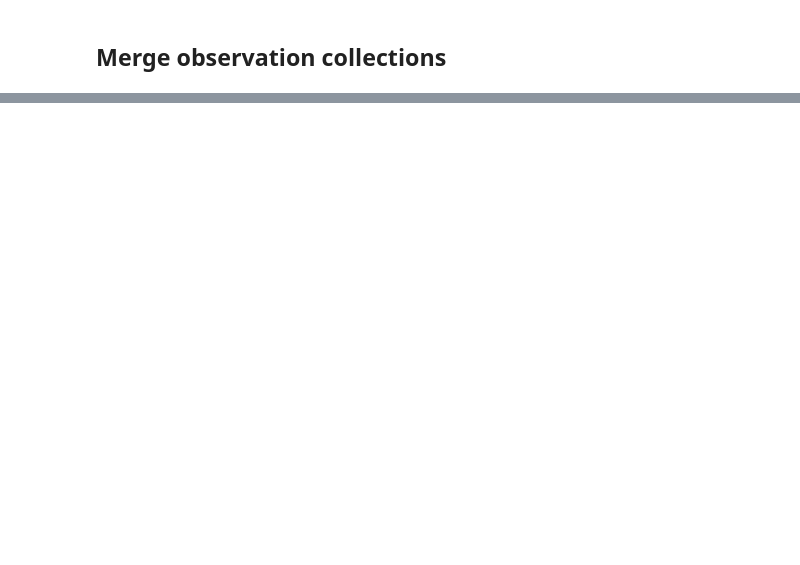
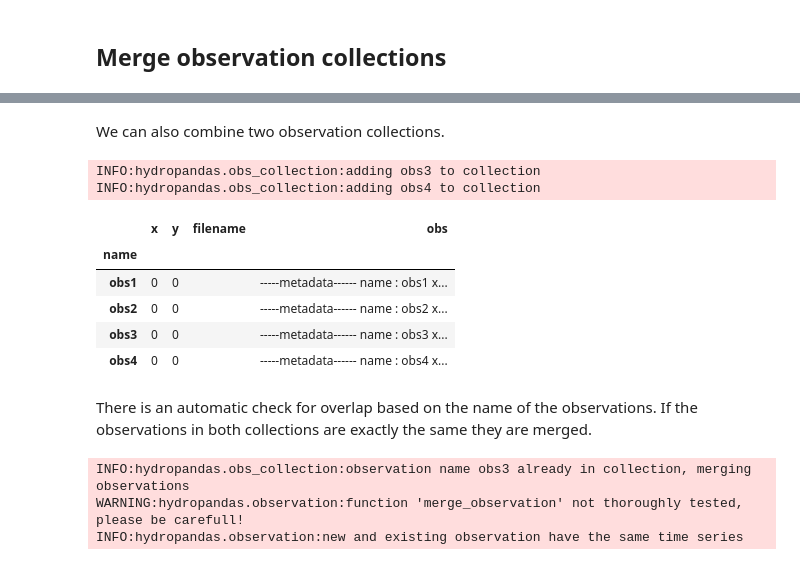
Before and after one commit to ArtesiaWater/hydropandas, a Jupyter notebook: examples/04_merging_observations.ipynb, the cells around one changed output, grey strips where cells are left out. Saved outputs shown, nothing was run; the diff lists cells and outputs as text; code cells hidden in the pictures; blank space fills up the shorter version.

```diff
--- a/examples/04_merging_observations.ipynb
+++ b/examples/04_merging_observations.ipynb
@@ -242,3 +242,7 @@ WARNING:hydropandas.observation:timeseries of observation obs6 overlap with diff
 | 2020-01-08 | 5 |  | NaN |
 # %% [markdown]
 ## Merge observation collections<a id=mergeoc></a>
+# %%
+# create an observation collection
+oc1 = hpd.ObsCollection.from_list([o1])
+oc1
@@ -244,0 +255,3 @@ WARNING:hydropandas.observation:timeseries of observation obs6 overlap with diff
+# %%
+oc1.add_observation(o2)
+oc1
@@ -244,0 +264,28 @@ WARNING:hydropandas.observation:timeseries of observation obs6 overlap with diff
+# %% [markdown]
+We can also combine two observation collections.
+# %%
+# create another observation collection
+oc2 = hpd.ObsCollection.from_list([o3, o4])
+oc2
+
+# add the collection to the previous one
+oc1.add_obs_collection(oc2, inplace=True)
+oc1
+# %% [output]
+INFO:hydropandas.obs_collection:adding obs3 to collection
+INFO:hydropandas.obs_collection:adding obs4 to collection
+|  | x | y | filename | obs |
+| name |  |  |  |  |
+| obs1 | 0 | 0 |  | -----metadata------ name : obs1 x... |
+| obs2 | 0 | 0 |  | -----metadata------ name : obs2 x... |
+| obs3 | 0 | 0 |  | -----metadata------ name : obs3 x... |
+| obs4 | 0 | 0 |  | -----metadata------ name : obs4 x... |
+# %% [markdown]
+There is an automatic check for overlap based on the name of the observations. If the observations in both collections are exactly the same they are merged.
+# %%
+# add obs3 to the observation collection 1
+oc1.add_observation(o3)
+# %% [output]
+INFO:hydropandas.obs_collection:observation name obs3 already in collection, merging observations
+WARNING:hydropandas.observation:function 'merge_observation' not thoroughly tested, please be carefull!
+INFO:hydropandas.observation:new and existing observation have the same time series
```
Also changed, not shown: parts of 20 cells of this notebook, 9 other files.
